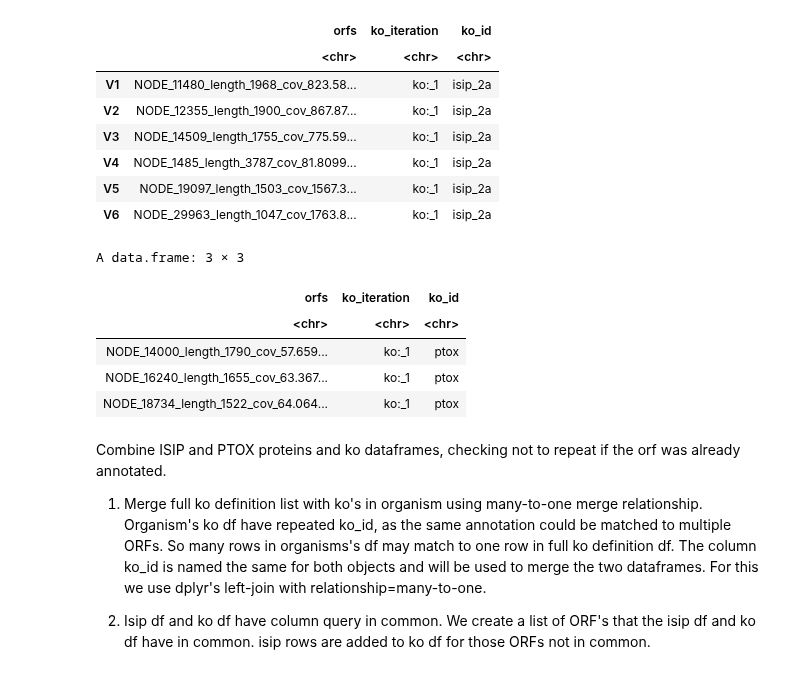
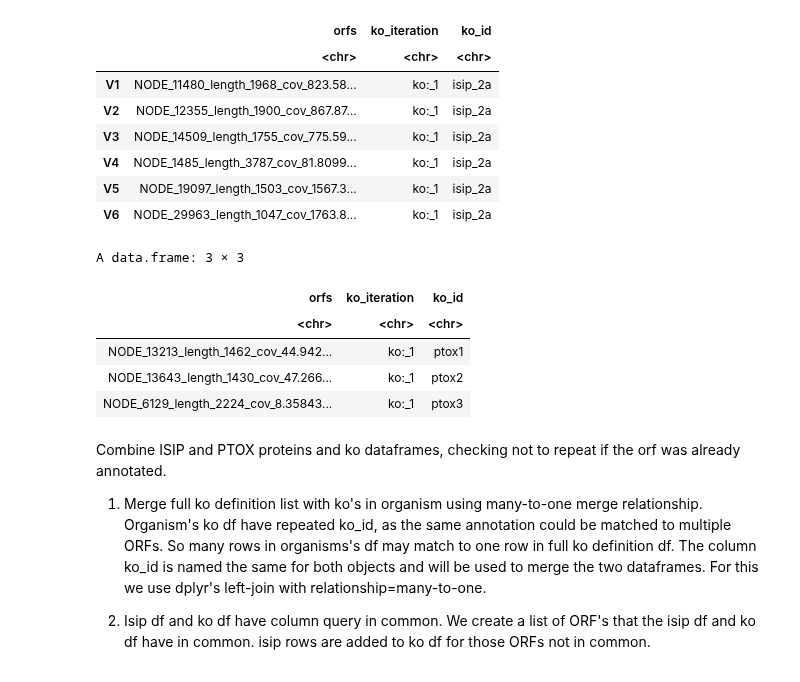
Before and after one commit to CohenLabUGA/SAB_isolates, a Jupyter notebook: jupyter_notebooks/Kegg_annotations.ipynb, the cells around one changed output. Saved outputs shown, nothing was run; the diff lists cells and outputs as text; code cells hidden in the pictures.

Commit message:
adding ptox to figure4

```diff
--- a/jupyter_notebooks/Kegg_annotations.ipynb
+++ b/jupyter_notebooks/Kegg_annotations.ipynb
@@ -197,24 +197,25 @@ A data.frame: 6 × 3
 # %%
 read.ptox <- function(org){
     f = read.delim(file=paste(dir, org,'ptox_hits.txt', sep=""),sep = ' ',header = F,)
 
     f <- data.frame("orfs"=f[,1],
-                    "ko_iteration"="ko:_1",
-                    "ko_id"='ptox')
-
+                    "ko_iteration"="ko:_1")
+    m=nrow(f)
+    f$ko_id <- paste('ptox', 1:m, sep = "")
+    f
 }
 ptox4 = read.ptox('04')
 ptox8 = read.ptox('08')
 ptox6 = read.ptox('06')
 ptox13 = read.ptox('13')
-ptox13
+ptox8
 # %% [output]
 A data.frame: 3 × 3
 | orfs | ko_iteration | ko_id |
 | <chr> | <chr> | <chr> |
-| NODE_14000_length_1790_cov_57.659... | ko:_1 | ptox |
-| NODE_16240_length_1655_cov_63.367... | ko:_1 | ptox |
-| NODE_18734_length_1522_cov_64.064... | ko:_1 | ptox |
+| NODE_13213_length_1462_cov_44.942... | ko:_1 | ptox1 |
+| NODE_13643_length_1430_cov_47.266... | ko:_1 | ptox2 |
+| NODE_6129_length_2224_cov_8.35843... | ko:_1 | ptox3 |
 # %% [markdown]
 Combine ISIP and PTOX proteins and ko dataframes, checking not to repeat if the orf was already annotated.
 
```
Also changed, not shown: 21 other files.
